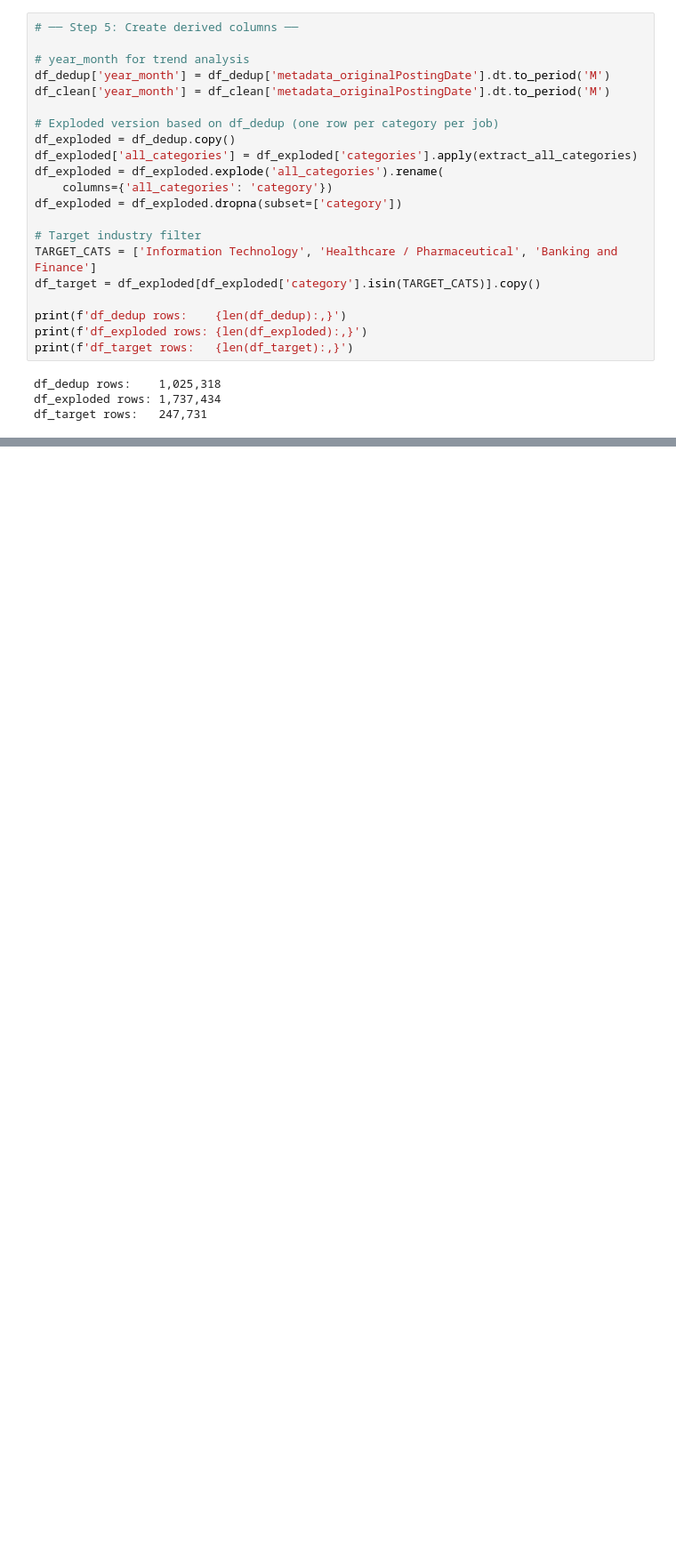
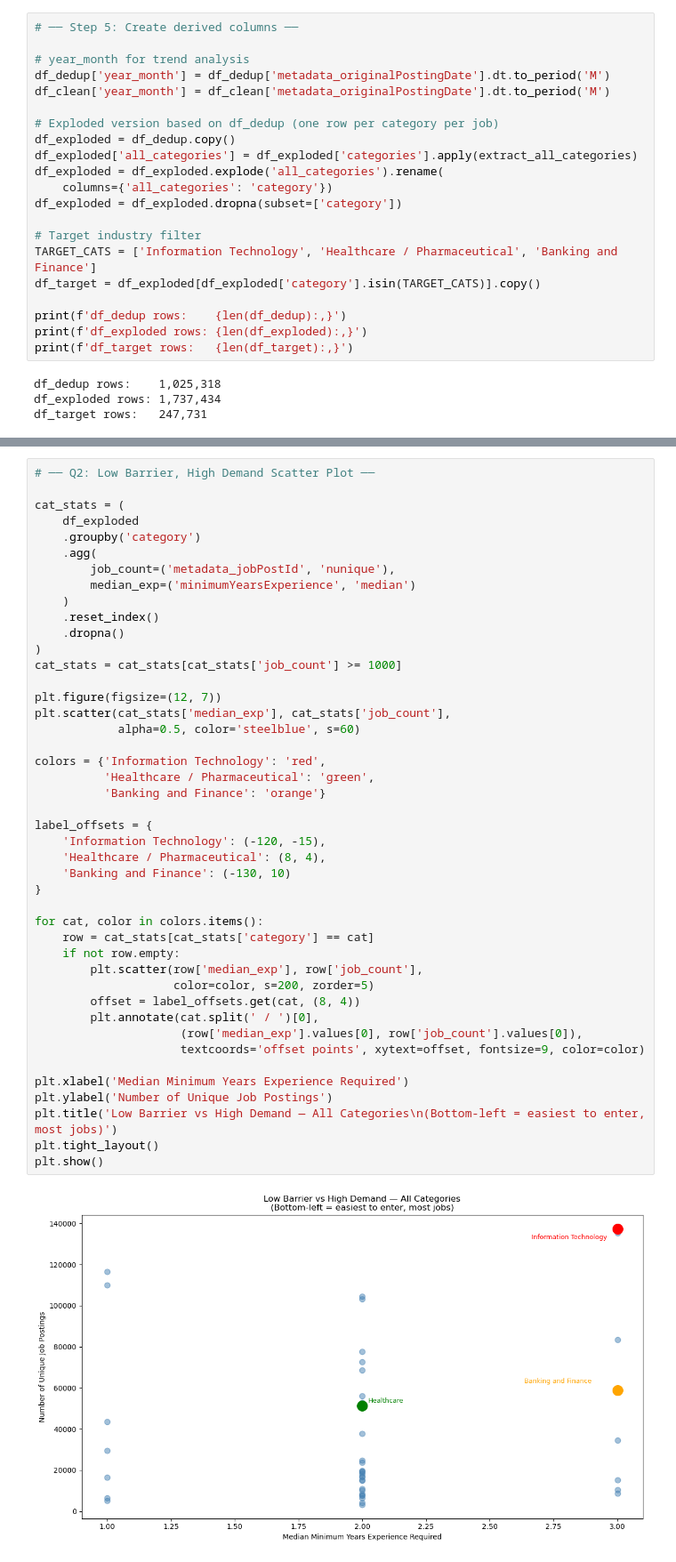
Before and after one commit to cheauyuin/M1-Hackathon, a Jupyter notebook: Hackathon.ipynb, the cells around one changed output, grey strips where cells are left out. Shown at 89% size. Drawn from its saved outputs; the diff is of its cells as text; blank space fills up the shorter version.

```diff
--- a/Hackathon.ipynb
+++ b/Hackathon.ipynb
@@ -310,0 +488,46 @@ df_target rows:   247,731
+# %%
+# ── Q2: Low Barrier, High Demand Scatter Plot ──
+
+cat_stats = (
+    df_exploded
+    .groupby('category')
+    .agg(
+        job_count=('metadata_jobPostId', 'nunique'),
+        median_exp=('minimumYearsExperience', 'median')
+    )
+    .reset_index()
+    .dropna()
+)
+cat_stats = cat_stats[cat_stats['job_count'] >= 1000]
+
+plt.figure(figsize=(12, 7))
+plt.scatter(cat_stats['median_exp'], cat_stats['job_count'],
+            alpha=0.5, color='steelblue', s=60)
+
+colors = {'Information Technology': 'red',
+          'Healthcare / Pharmaceutical': 'green',
+          'Banking and Finance': 'orange'}
+
+label_offsets = {
+    'Information Technology': (-120, -15),
+    'Healthcare / Pharmaceutical': (8, 4),
+    'Banking and Finance': (-130, 10)
+}
+
+for cat, color in colors.items():
+    row = cat_stats[cat_stats['category'] == cat]
+    if not row.empty:
+        plt.scatter(row['median_exp'], row['job_count'],
+                    color=color, s=200, zorder=5)
+        offset = label_offsets.get(cat, (8, 4))
+        plt.annotate(cat.split(' / ')[0],
+                     (row['median_exp'].values[0], row['job_count'].values[0]),
+                     textcoords='offset points', xytext=offset, fontsize=9, color=color)
+
+plt.xlabel('Median Minimum Years Experience Required')
+plt.ylabel('Number of Unique Job Postings')
+plt.title('Low Barrier vs High Demand — All Categories\n(Bottom-left = easiest to enter, most jobs)')
+plt.tight_layout()
+plt.show()
+# %% [output]
+[figure, added]
```
Also changed, not shown: parts of 41 cells of this notebook.
